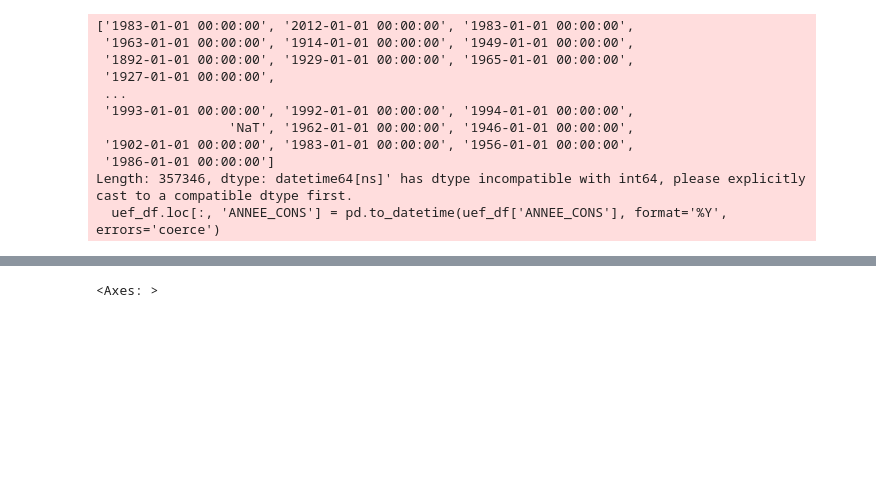
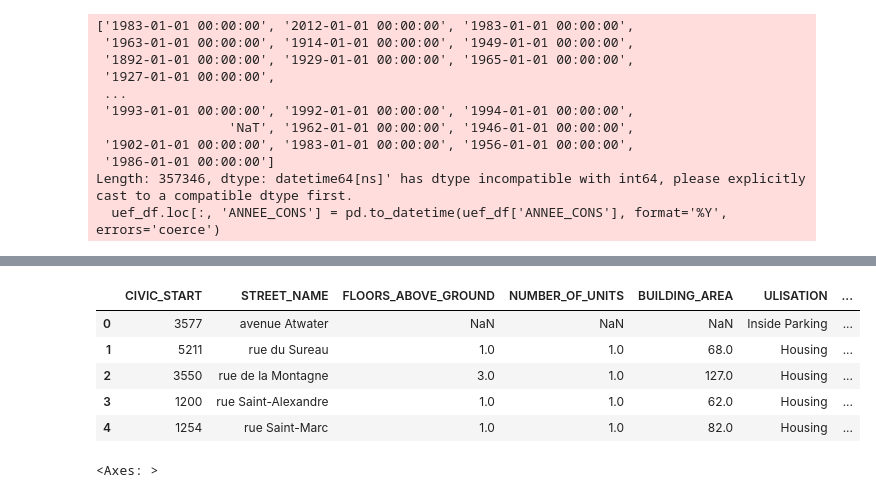
Before and after one commit to coddecses/ycbs299, a Jupyter notebook: notebooks/Capstone_Census_and_PA_Data_Analysis.ipynb, the cells around one changed output, grey strips where cells are left out. Drawn from its saved outputs; the diff is of its cells as text; code cells hidden in the pictures; blank space fills up the shorter version.

```diff
--- a/notebooks/Capstone_Census_and_PA_Data_Analysis.ipynb
+++ b/notebooks/Capstone_Census_and_PA_Data_Analysis.ipynb
@@ -375,3 +559,15 @@ See the caveats in the documentation: https://pandas.pydata.org/pandas-docs/stab
+# %%
+# Keep only the specified columns
+columns_to_keep = ['CIVIC_START', 'STREET_NAME', 'FLOORS_ABOVE_GROUND', 'NUMBER_OF_UNITS', 'BUILDING_AREA', 'ULISATION', 'BUILDING_AGE', 'MUNICIPALITY_CODE', 'MUNICIPALITY_NAME', 'geometry']
+uef_df = uef_df[columns_to_keep]
+uef_df.head()
+# %% [output]
+|  | CIVIC_START | STREET_NAME | FLOORS_ABOVE_GROUND | NUMBER_OF_UNITS | BUILDING_AREA | ULISATION | ... |
+| 0 | 3577 | avenue Atwater | NaN | NaN | NaN | Inside Parking | ... |
+| 1 | 5211 | rue du Sureau | 1.0 | 1.0 | 68.0 | Housing | ... |
+| 2 | 3550 | rue de la Montagne | 3.0 | 1.0 | 127.0 | Housing | ... |
+| 3 | 1200 | rue Saint-Alexandre | 1.0 | 1.0 | 62.0 | Housing | ... |
+| 4 | 1254 | rue Saint-Marc | 1.0 | 1.0 | 82.0 | Housing | ... |
 # %%
 uef_df.plot()
 # %% [output]
```
Also changed, not shown: parts of 15 cells of this notebook.
